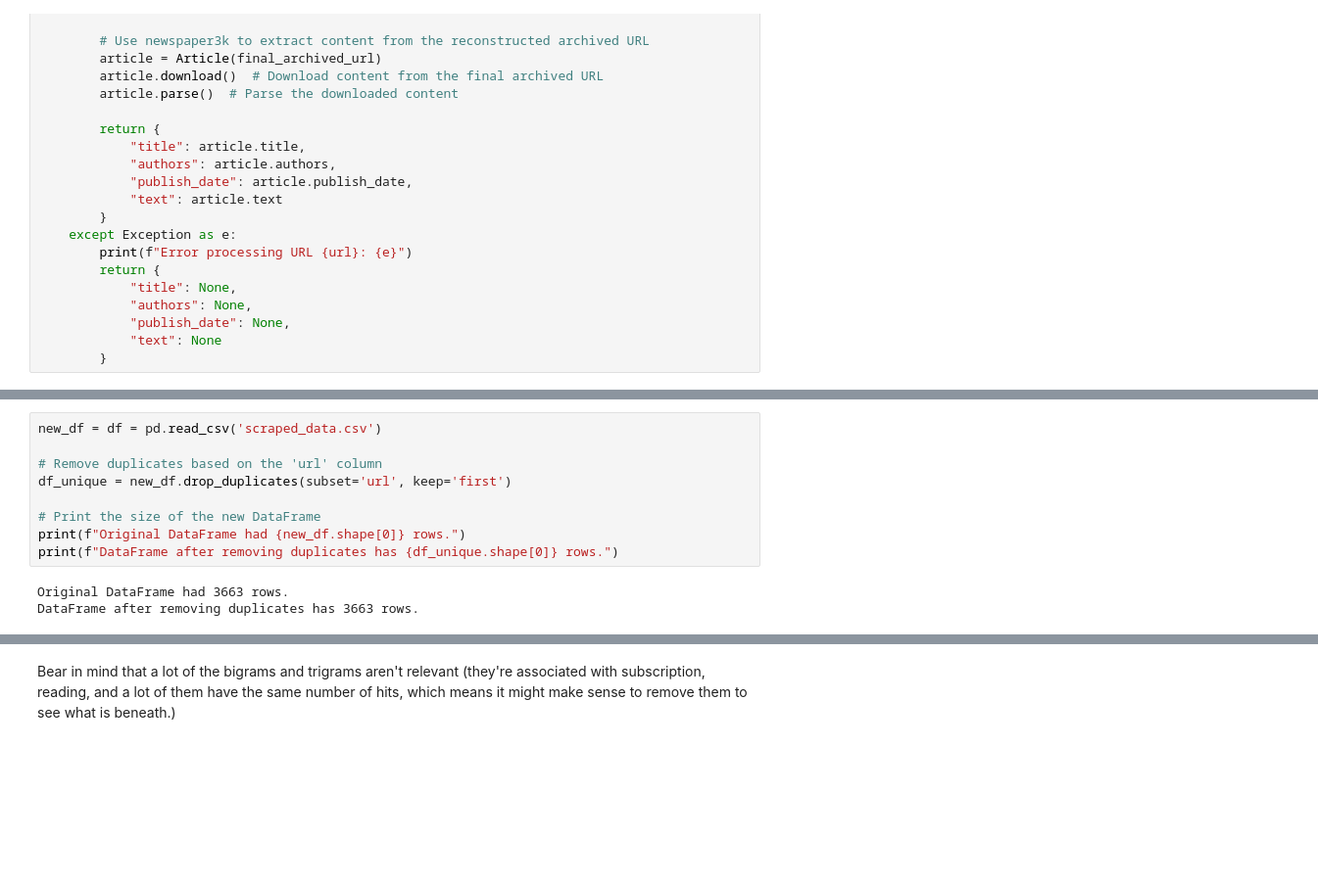
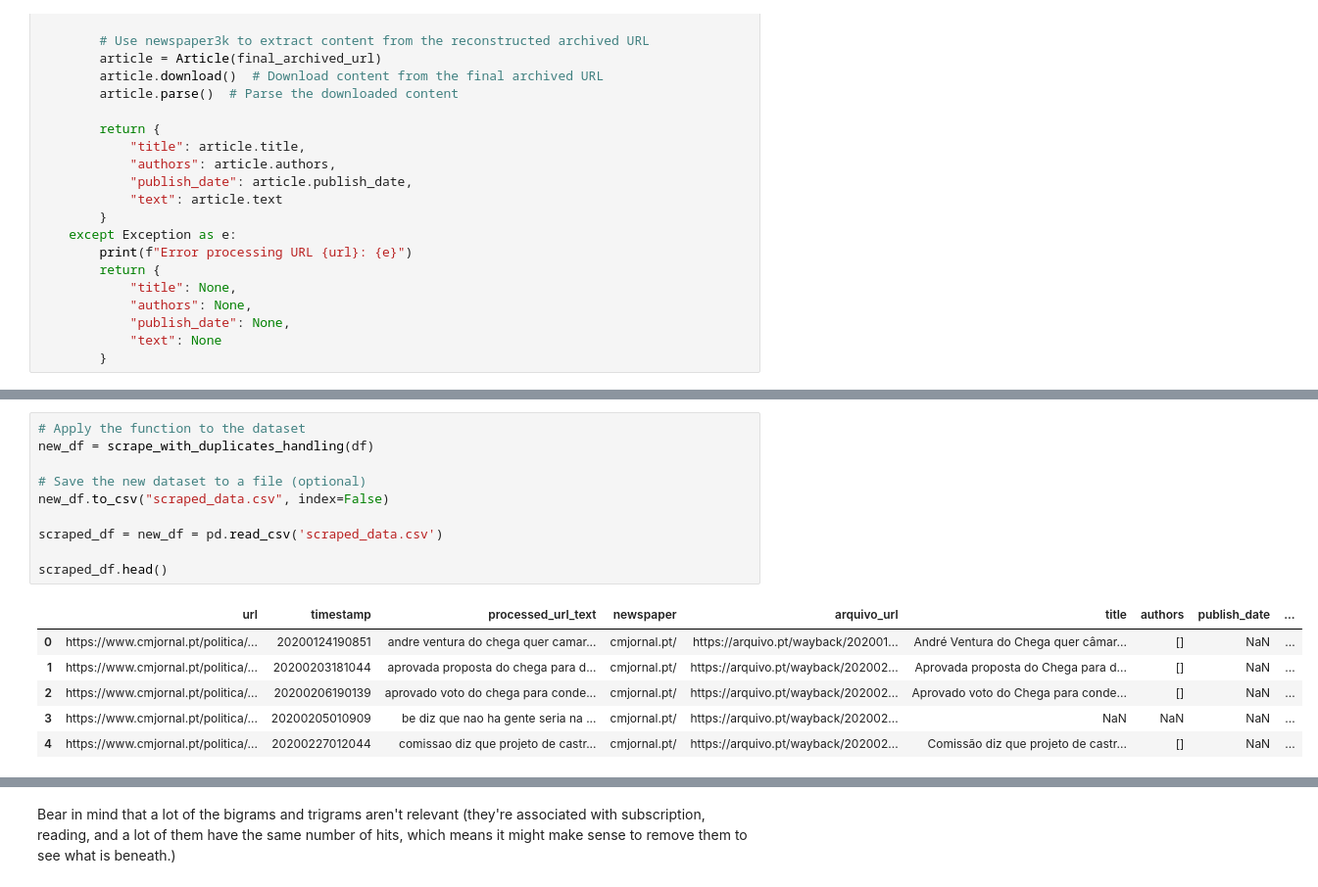
Before and after one commit to hxnn3sgit/FDS_Project, a Jupyter notebook: 2nd_deliverable.ipynb, the cells around one changed output, grey strips where cells are left out. Shown: that part at 98% size. Cells and saved outputs as stored; diff of their text form; blank space fills up the shorter version.

```diff
--- a/2nd_deliverable.ipynb
+++ b/2nd_deliverable.ipynb
@@ -366,12 +427,17 @@ Skipping duplicate URL: https://ionline.sapo.pt/artigo/707847/andre-ventura-reel
-# %%
-new_df = df = pd.read_csv('scraped_data.csv')
-
-# Remove duplicates based on the 'url' column
-df_unique = new_df.drop_duplicates(subset='url', keep='first')
-
-# Print the size of the new DataFrame
-print(f"Original DataFrame had {new_df.shape[0]} rows.")
-print(f"DataFrame after removing duplicates has {df_unique.shape[0]} rows.")
-# %% [output]
-Original DataFrame had 3663 rows.
-DataFrame after removing duplicates has 3663 rows.
+# %%
+# Apply the function to the dataset
+new_df = scrape_with_duplicates_handling(df)
+
+# Save the new dataset to a file (optional)
+new_df.to_csv("scraped_data.csv", index=False)
+
+scraped_df = new_df = pd.read_csv('scraped_data.csv')
+
+scraped_df.head()
+# %% [output]
+|  | url | timestamp | processed_url_text | newspaper | arquivo_url | title | authors | publish_date | ... |
+| 0 | https://www.cmjornal.pt/politica/... | 20200124190851 | andre ventura do chega quer camar... | cmjornal.pt/ | https://arquivo.pt/wayback/202001... | André Ventura do Chega quer câmar... | [] | NaN | ... |
+| 1 | https://www.cmjornal.pt/politica/... | 20200203181044 | aprovada proposta do chega para d... | cmjornal.pt/ | https://arquivo.pt/wayback/202002... | Aprovada proposta do Chega para d... | [] | NaN | ... |
+| 2 | https://www.cmjornal.pt/politica/... | 20200206190139 | aprovado voto do chega para conde... | cmjornal.pt/ | https://arquivo.pt/wayback/202002... | Aprovado voto do Chega para conde... | [] | NaN | ... |
+| 3 | https://www.cmjornal.pt/politica/... | 20200205010909 | be diz que nao ha gente seria na ... | cmjornal.pt/ | https://arquivo.pt/wayback/202002... | NaN | NaN | NaN | ... |
+| 4 | https://www.cmjornal.pt/politica/... | 20200227012044 | comissao diz que projeto de castr... | cmjornal.pt/ | https://arquivo.pt/wayback/202002... | Comissão diz que projeto de castr... | [] | NaN | ... |
```
Also changed, not shown: parts of 28 cells of this notebook, 5 other files.
